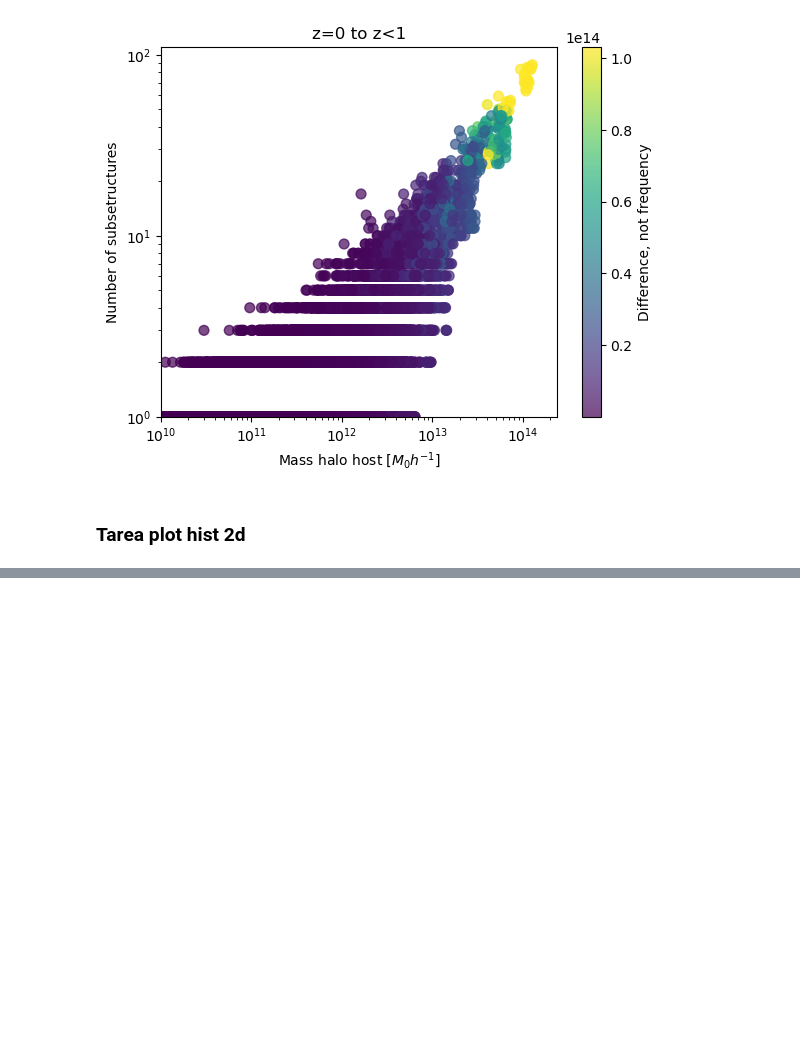
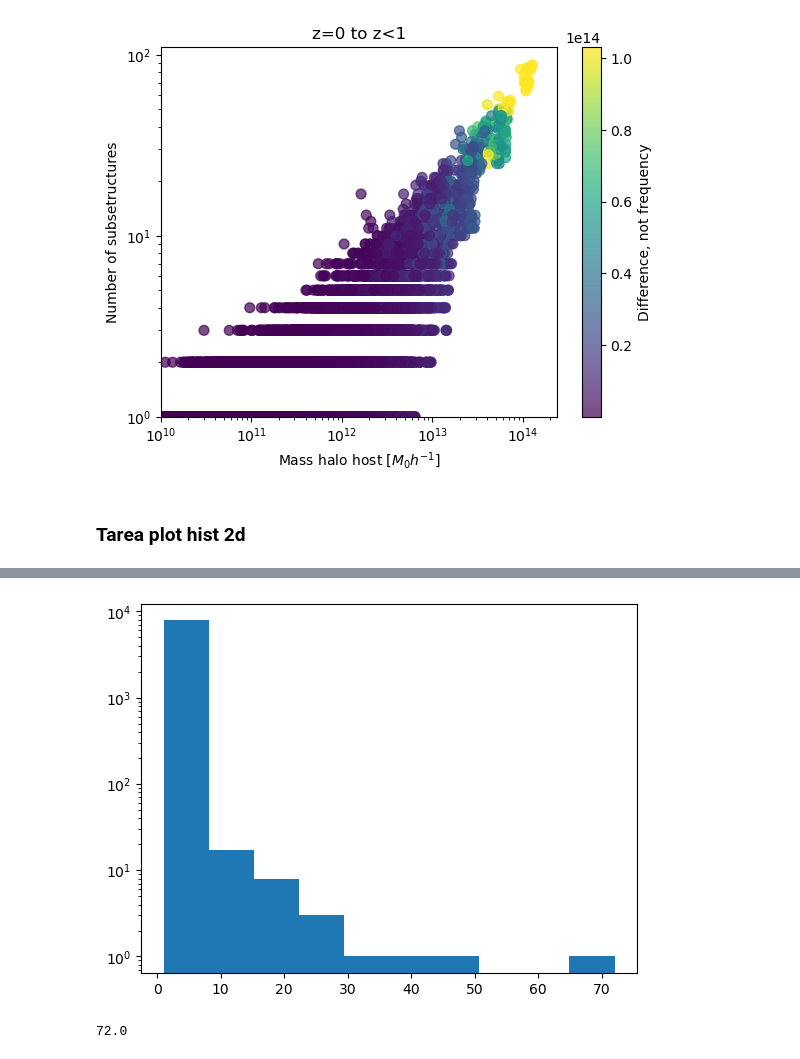
Before and after one commit to fjbautistas/Taller, a Jupyter notebook: Pruebas.ipynb, the cells around one changed output, grey strips where cells are left out. Drawn from its saved outputs; the diff is of its cells as text; code cells hidden in the pictures; blank space fills up the shorter version.

```diff
--- a/Pruebas.ipynb
+++ b/Pruebas.ipynb
@@ -169,0 +180,9 @@ plt.yscale('log')
+# %%
+plt.hist(ejeY)
+plt.yscale('log')
+# %% [output]
+[figure, added]
+# %%
+ejeY.max()
+# %% [output]
+72.0
```
Also changed, not shown: parts of 4 cells of this notebook.
